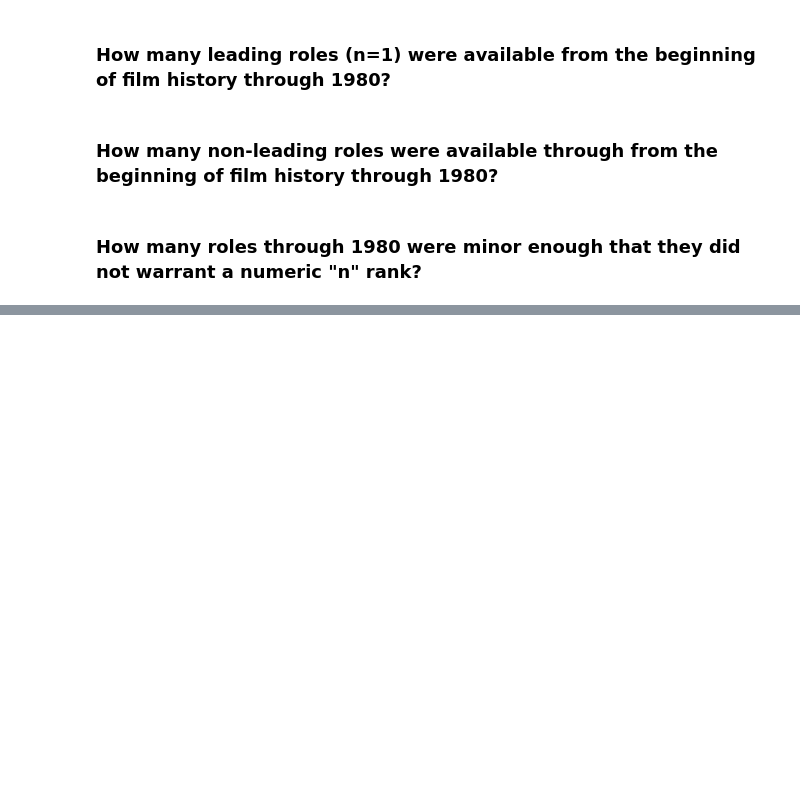
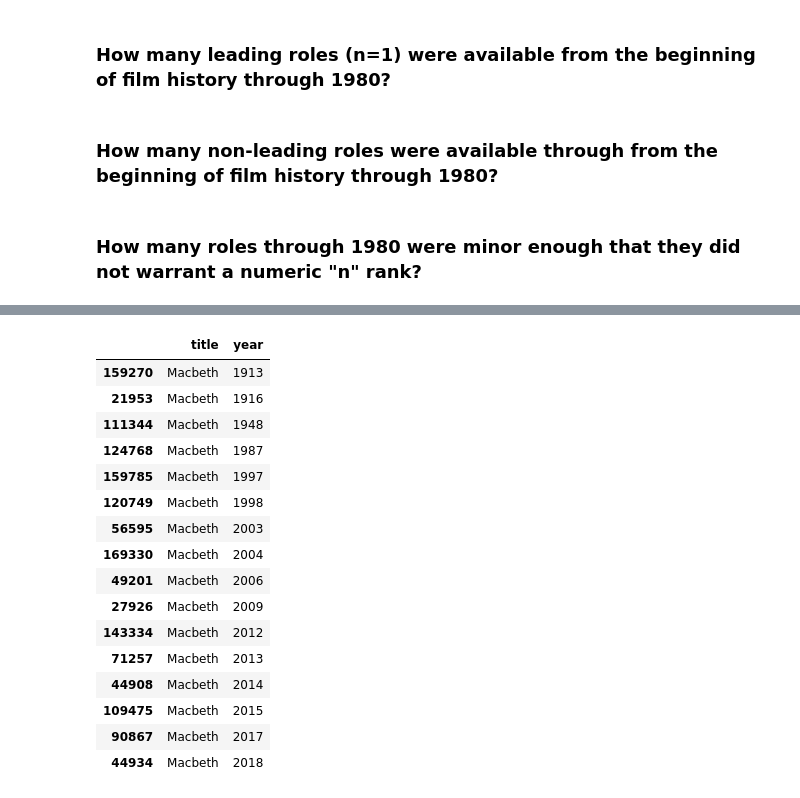
Before and after one commit to stephentesta/pycon-pandas-tutorial, a Jupyter notebook: Exercises-1.ipynb, the cells around one changed output, grey strips where cells are left out. Saved outputs shown, nothing was run; the diff lists cells and outputs as text; code cells hidden in the pictures; blank space fills up the shorter version.

```diff
--- a/Exercises-1.ipynb
+++ b/Exercises-1.ipynb
@@ -96,0 +293,21 @@ cast.head()
+# %%
+t = titles
+t[t.title == 'Macbeth'].sort_values('year')
+# %% [output]
+|  | title | year |
+| 159270 | Macbeth | 1913 |
+| 21953 | Macbeth | 1916 |
+| 111344 | Macbeth | 1948 |
+| 124768 | Macbeth | 1987 |
+| 159785 | Macbeth | 1997 |
+| 120749 | Macbeth | 1998 |
+| 56595 | Macbeth | 2003 |
+| 169330 | Macbeth | 2004 |
+| 49201 | Macbeth | 2006 |
+| 27926 | Macbeth | 2009 |
+| 143334 | Macbeth | 2012 |
+| 71257 | Macbeth | 2013 |
+| 44908 | Macbeth | 2014 |
+| 109475 | Macbeth | 2015 |
+| 90867 | Macbeth | 2017 |
+| 44934 | Macbeth | 2018 |
```
Also changed, not shown: parts of 30 cells of this notebook, 1 other file.
